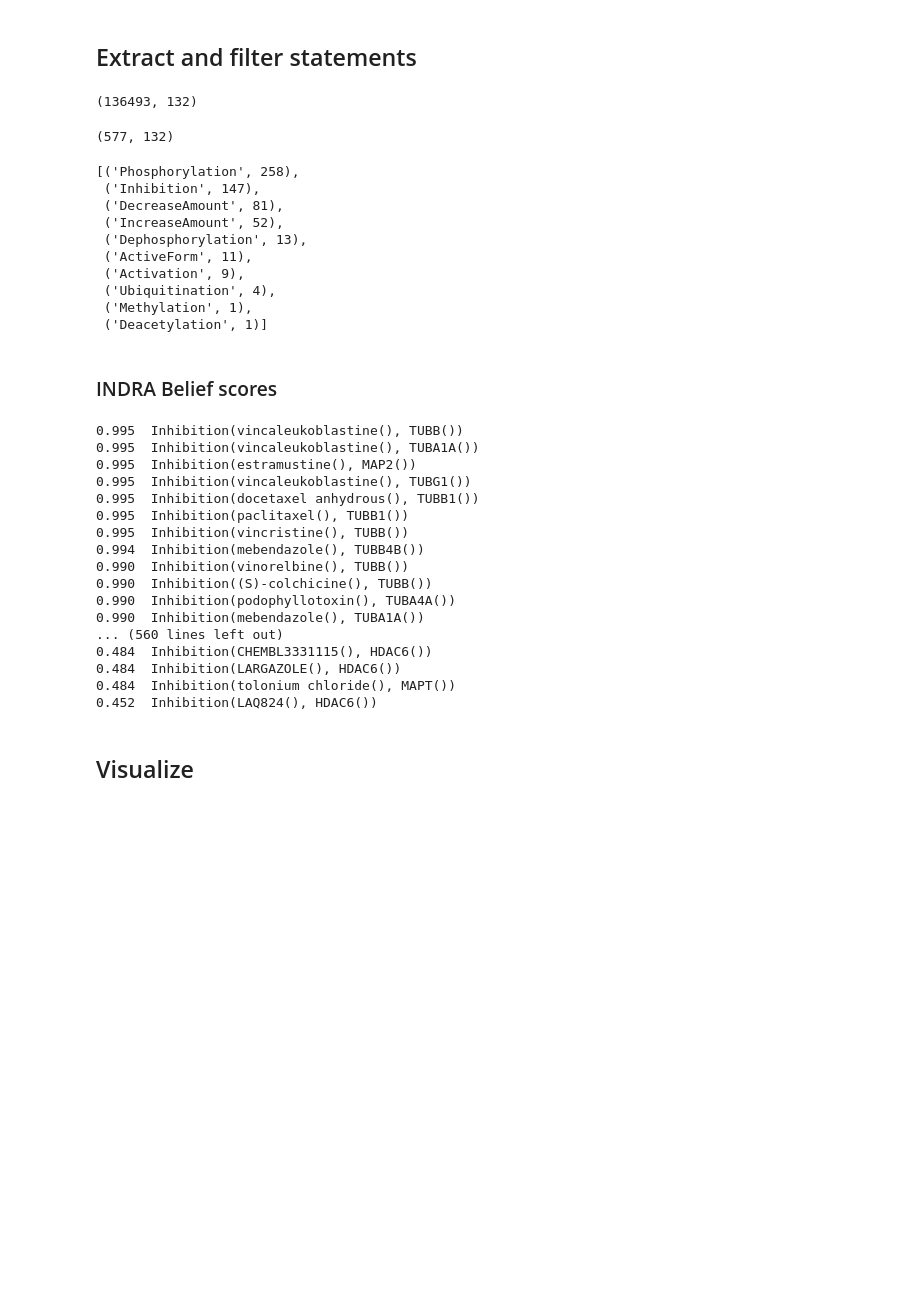
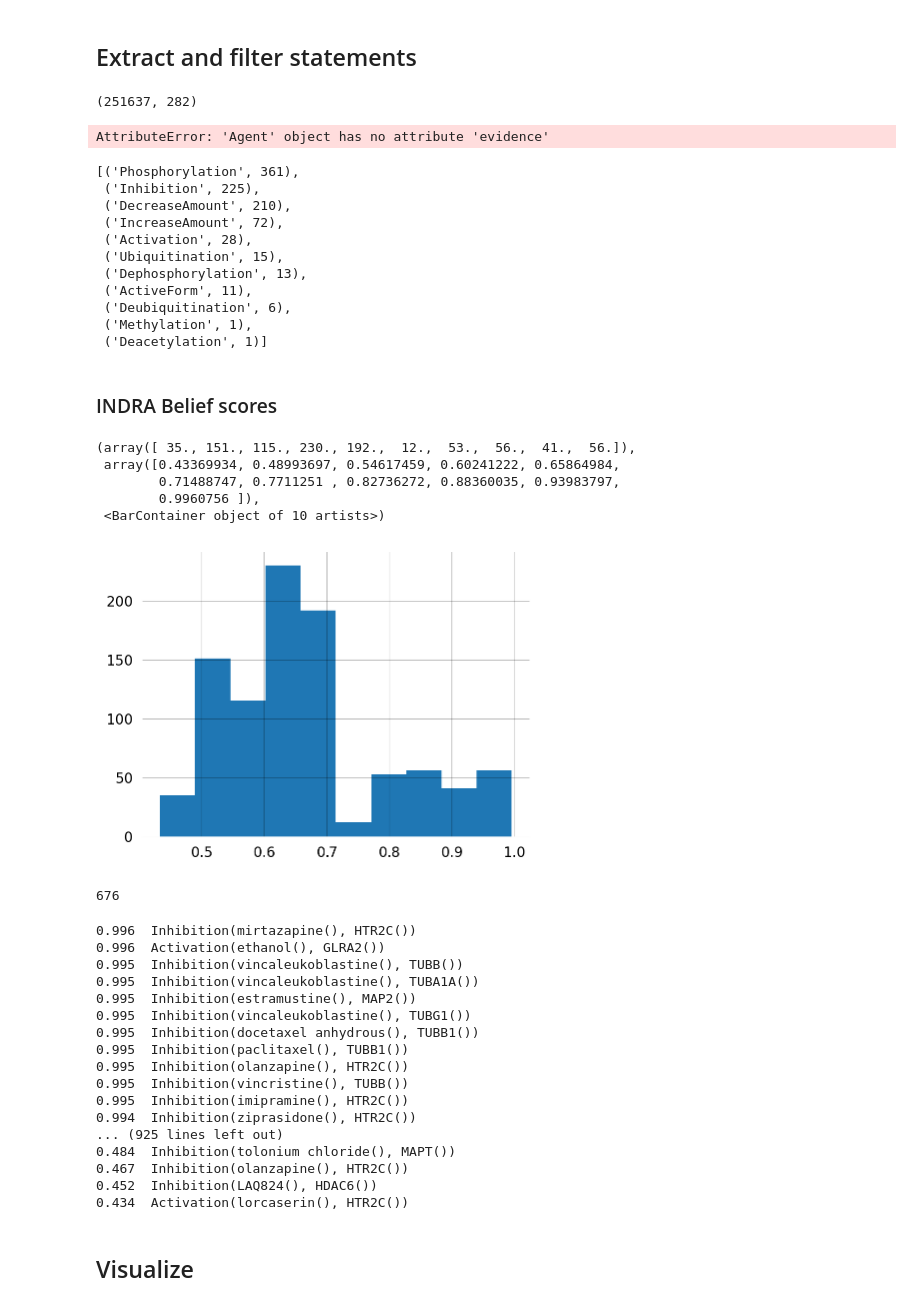
Before and after one commit to munch-group/interaction-store, a Jupyter notebook: interaction_store.ipynb, the cells around one changed output. Drawn from its saved outputs; the diff is of its cells as text; code cells hidden in the pictures; blank space fills up the shorter version.

```diff
--- a/interaction_store.ipynb
+++ b/interaction_store.ipynb
@@ -284,11 +286,16 @@ def filter_high_confidence(stmts, min_evidence=3, require_db=True):
     return out
 
 
-genes = query_genes(groups=r'tubulin_transport')
+# genes = query_genes(groups=r'tubulin_transport|cargo_gating|cDEG')
+genes = query_genes(groups=r'tubulin_transport|cargo_gating|cDEG|nDEG')
+# genes = query_genes(groups=r'cDEG|nDEG')
 stmts = cached_get_statements(genes, ev_limit=5)
+
+stmts = stmts + [Agent('valproic acid', db_refs={'CHEBI': 'CHEBI:39867', 'PUBCHEM': '3121'})]
+
 len(stmts), len(genes)
 # %% [output]
-(136493, 132)
+(251637, 282)
 # %%
 
 
@@ -303,50 +310,67 @@ stmts = [s for s in stmts if type(s).__name__ != 'Complex']
 stmts = filter_high_confidence(stmts, min_evidence=5, require_db=True)
 len(stmts), len(genes)
 # %% [output]
-(577, 132)
+AttributeError: 'Agent' object has no attribute 'evidence'
 # %%
 from collections import Counter
 Counter(type(s).__name__ for s in stmts).most_common()
 # %% [output]
-[('Phosphorylation', 258),
- ('Inhibition', 147),
- ('DecreaseAmount', 81),
- ('IncreaseAmount', 52),
+[('Phosphorylation', 361),
+ ('Inhibition', 225),
+ ('DecreaseAmount', 210),
+ ('IncreaseAmount', 72),
+ ('Activation', 28),
+ ('Ubiquitination', 15),
  ('Dephosphorylation', 13),
  ('ActiveForm', 11),
- ('Activation', 9),
- ('Ubiquitination', 4),
+ ('Deubiquitination', 6),
  ('Methylation', 1),
  ('Deacetylation', 1)]
 # %% [markdown]
 ### INDRA Belief scores
+# %%
+from indra.preassembler import Preassembler
+from indra.ontology.bio import bio_ontology
+
+pa = Preassembler(bio_ontology, stmts)
+unique_stmts = pa.combine_duplicates()
+plt.hist([s.belief for s in unique_stmts])
+# %% [output]
+(array([ 35., 151., 115., 230., 192.,  12.,  53.,  56.,  41.,  56.]),
+ array([0.43369934, 0.48993697, 0.54617459, 0.60241222, 0.65864984,
+        0.71488747, 0.7711251 , 0.82736272, 0.88360035, 0.93983797,
+        0.9960756 ]),
+ <BarContainer object of 10 artists>)
+[figure, added]
+# %%
+
+stmts = [s for s in unique_stmts if s.belief > 0.6]
+len(stmts)
+# %% [output]
+676
 # %%
-from indra.preassembler import Preassembler
-from indra.ontology.bio import bio_ontology
 
-pa = Preassembler(bio_ontology, stmts)
-unique_stmts = pa.combine_duplicates()
 # Now each statement has a computed belief score
 for s in sorted(unique_stmts, key=lambda s: s.belief, reverse=True):
     print(f'{s.belief:.3f}  {s}')
 # %% [output]
+0.996  Inhibition(mirtazapine(), HTR2C())
+0.996  Activation(ethanol(), GLRA2())
 0.995  Inhibition(vincaleukoblastine(), TUBB())
 0.995  Inhibition(vincaleukoblastine(), TUBA1A())
 0.995  Inhibition(estramustine(), MAP2())
 0.995  Inhibition(vincaleukoblastine(), TUBG1())
 0.995  Inhibition(docetaxel anhydrous(), TUBB1())
 0.995  Inhibition(paclitaxel(), TUBB1())
+0.995  Inhibition(olanzapine(), HTR2C())
 0.995  Inhibition(vincristine(), TUBB())
-0.994  Inhibition(mebendazole(), TUBB4B())
-0.990  Inhibition(vinorelbine(), TUBB())
-0.990  Inhibition((S)-colchicine(), TUBB())
-0.990  Inhibition(podophyllotoxin(), TUBA4A())
-0.990  Inhibition(mebendazole(), TUBA1A())
-... (560 lines left out)
-0.484  Inhibition(CHEMBL3331115(), HDAC6())
-0.484  Inhibition(LARGAZOLE(), HDAC6())
+0.995  Inhibition(imipramine(), HTR2C())
+0.994  Inhibition(ziprasidone(), HTR2C())
+... (925 lines left out)
 0.484  Inhibition(tolonium chloride(), MAPT())
+0.467  Inhibition(olanzapine(), HTR2C())
 0.452  Inhibition(LAQ824(), HDAC6())
+0.434  Activation(lorcaserin(), HTR2C())
 # %% [markdown]
 ## Visualize
 # %% [markdown]
```
Also changed, not shown: parts of 6 cells of this notebook, 1 other file.
